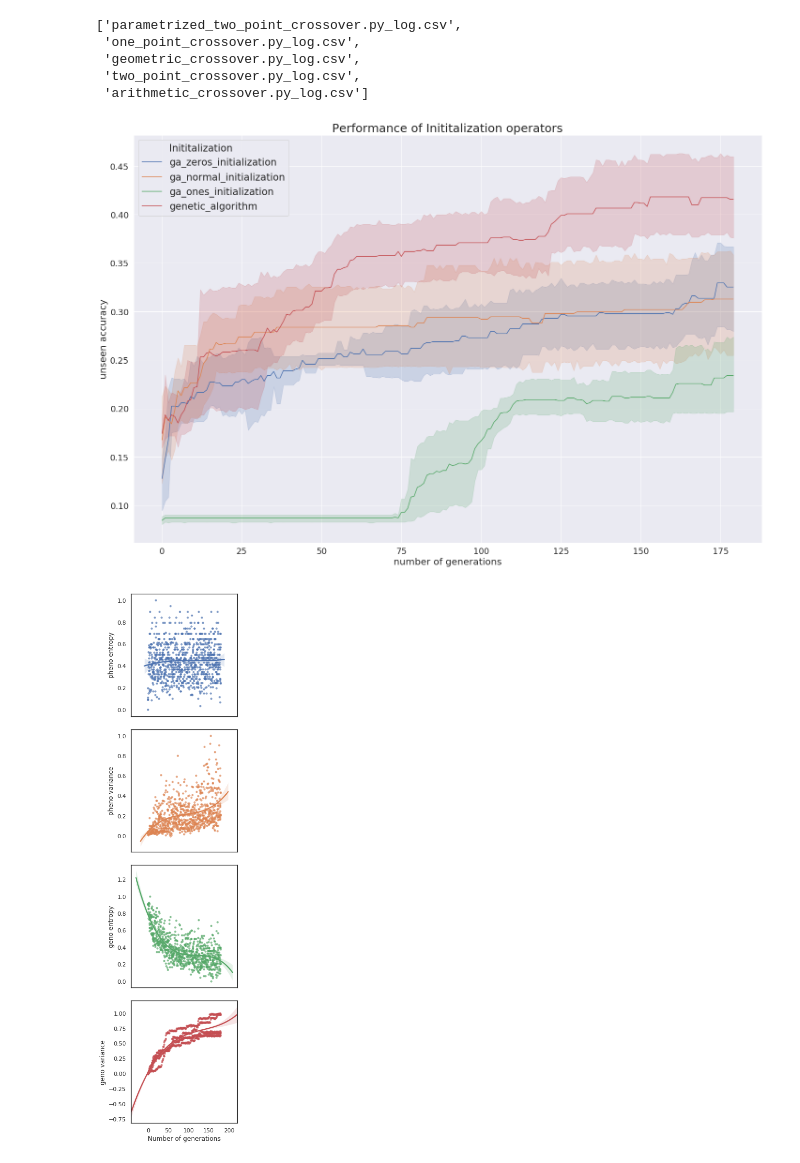
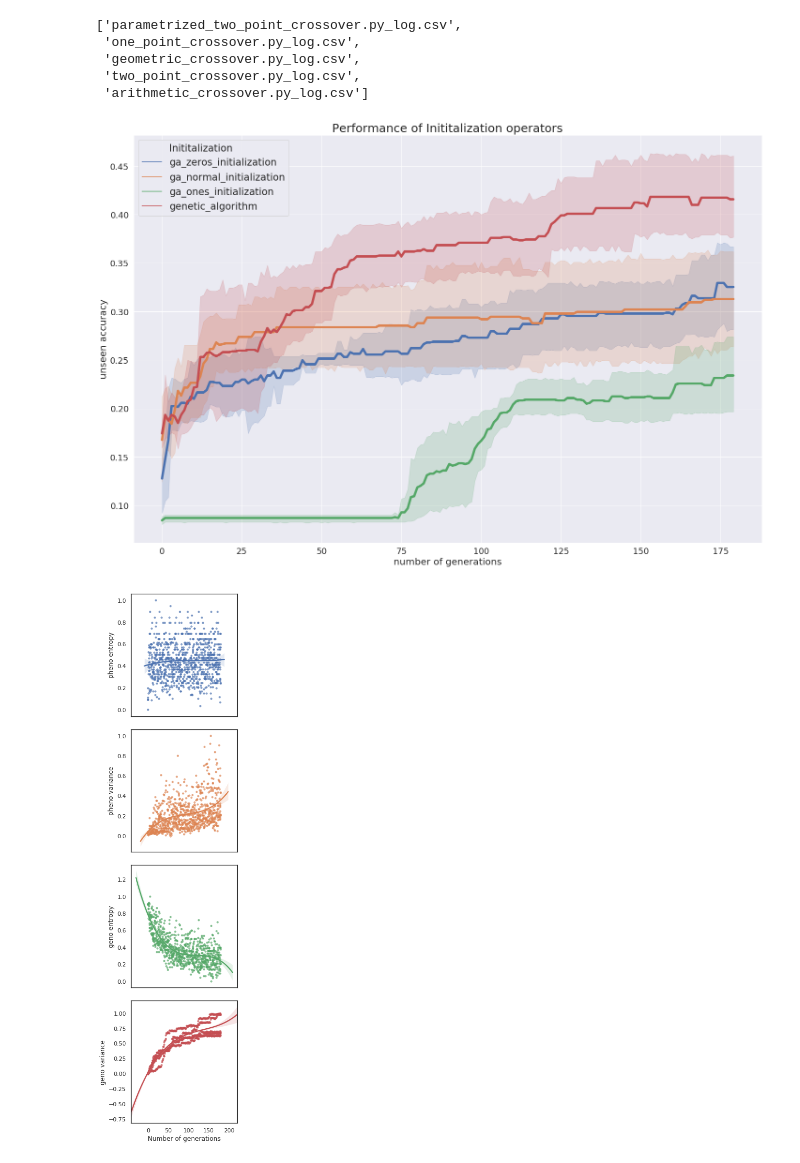
Before and after one commit to jorisbertens/cifo-project, a Jupyter notebook: project/baseline/TestLog/init/to_plots.ipynb, the cells around one changed output. Drawn from its saved outputs; the diff is of its cells as text; code cells hidden in the pictures.

```diff
--- a/project/baseline/TestLog/init/to_plots.ipynb
+++ b/project/baseline/TestLog/init/to_plots.ipynb
@@ -95,28 +95,28 @@ glob.glob("*crossover*")
 # %%
 import pandas as pd
 import glob
 final = pd.DataFrame()
-for file in glob.glob("init/*init*"):
+for file in glob.glob("*init*"):
     final = pd.concat([final,pd.read_csv(file, header=None)], axis=0)
 final.columns = ["0","1","Inititalization", "3","4","5","6","7","Crossover operators","9","Mutation operators","11","12","13","14"]
 #final["Algorithem"] = final["2"]  + final["6"].map(str) + final["7"] + final["8"] + final["9"].map(str) + final["10"] + final["11"].map(str) + final["11"].map(str) + final["12"].map(str) + final["13"].map(str)
 
 
 
 import seaborn as sns
 import matplotlib.pyplot as plt
 sns.set(rc={'figure.figsize':(24,16)})
-ax = sns.lineplot(x="3", y="5", data=final, hue="Inititalization")
+ax = sns.lineplot(x="3", y="5", data=final, hue="Inititalization", linewidth=5)
 ax.set_title('Performance of Inititalization operators', fontsize=25)
 ax.legend(frameon=False, loc='lower center',ncol=2, fontsize=20)
 ax.set_xlabel("number of generations",fontsize=20)
 ax.set_ylabel("unseen accuracy",fontsize=20)
 ax.tick_params(labelsize=18)
 ax.legend(loc='best',fontsize='xx-large')
 fig = ax.get_figure()
 fig.savefig("Performance of Inititalization operators.png")
 # %% [output]
-[figure, old version]
+[figure, new version]
 # %%
 import glob
 import itertools
```
Also changed, not shown: parts of 1 cell of this notebook, 10 other files.
